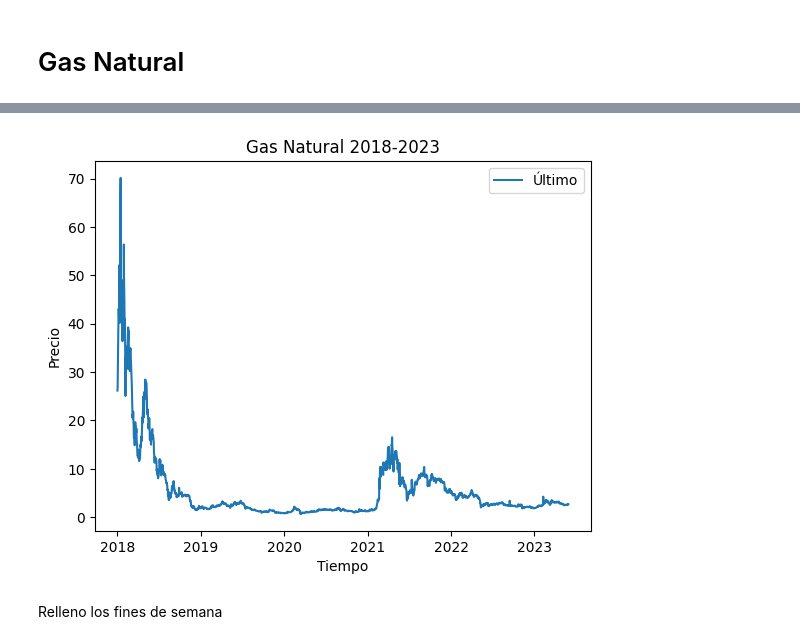
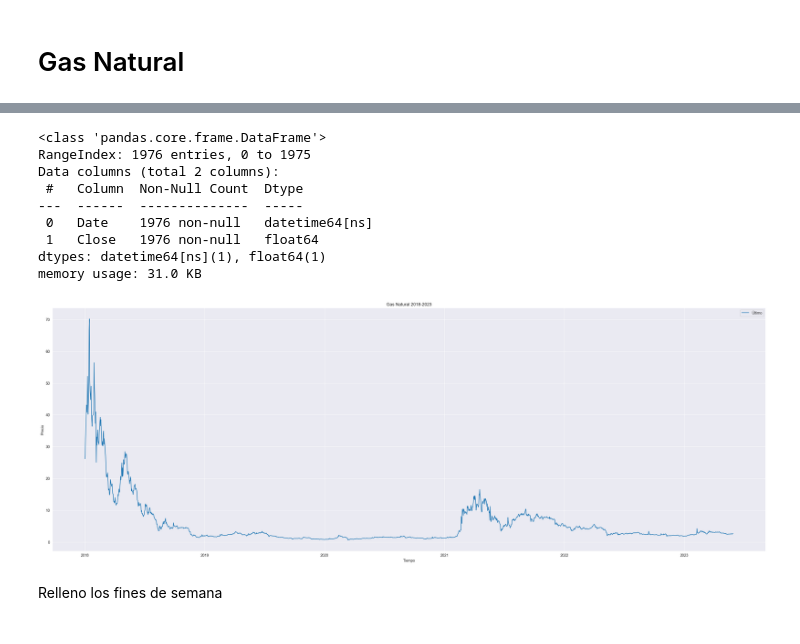
Before and after one commit to carolinariveraa/proyecto_final, a Jupyter notebook: timeseries2.ipynb, the cells around one changed output, grey strips where cells are left out. Cells and saved outputs as stored; diff of their text form; code cells hidden in the pictures.

```diff
--- a/timeseries2.ipynb
+++ b/timeseries2.ipynb
@@ -31,14 +19,30 @@ memory usage: 31.0 KB
+# %%
+
+gasn.info()
+# %% [output]
+<class 'pandas.core.frame.DataFrame'>
+RangeIndex: 1976 entries, 0 to 1975
+Data columns (total 2 columns):
+ #   Column  Non-Null Count  Dtype
+---  ------  --------------  -----
+ 0   Date    1976 non-null   datetime64[ns]
+ 1   Close   1976 non-null   float64
+dtypes: datetime64[ns](1), float64(1)
+memory usage: 31.0 KB
 # %%
+fig = plt.figure(figsize=(35,12))
+sns.set_style("darkgrid")
+
 sns.lineplot(x=gasn.Date,y=gasn['Close'], data=gasn['Close'])
 
 plt.title('Gas Natural 2018-2023')
 plt.xlabel('Tiempo')
 plt.ylabel('Precio')
 plt.legend(['Último'])
 
 plt.show()
 # %% [output]
-[figure, old version]
+[figure, new version]
 # %% [markdown]
 Relleno los fines de semana
 # %%
```
Also changed, not shown: parts of 19 cells of this notebook.
